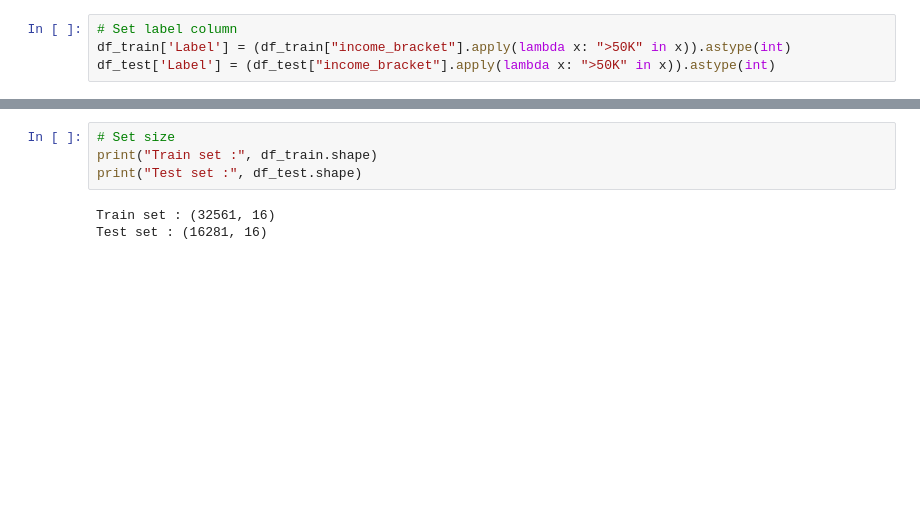
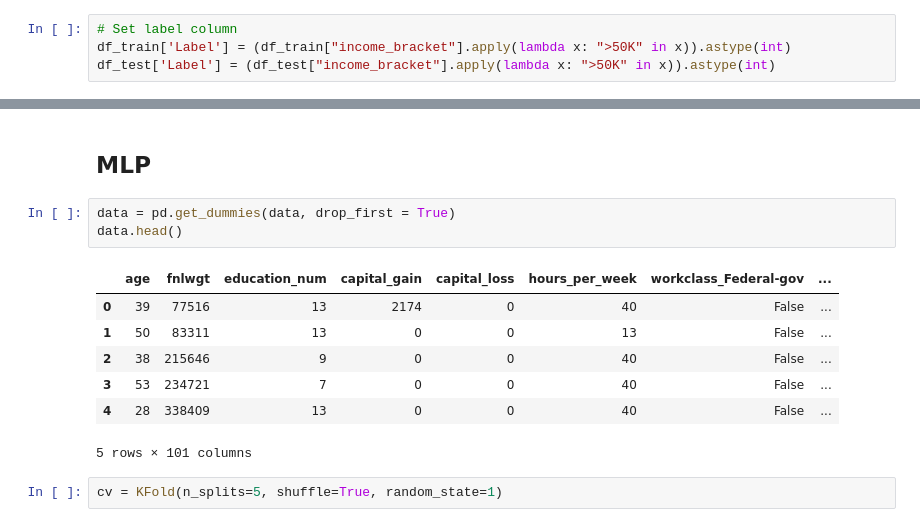
Before and after one commit to Oriiiane/SDI_DA, a Jupyter notebook: DA_notebook.ipynb, the cells around one changed output, grey strips where cells are left out. Cells and saved outputs as stored; diff of their text form; blank space fills up the shorter version.

```diff
--- a/DA_notebook.ipynb
+++ b/DA_notebook.ipynb
@@ -137,7 +160,15 @@ df_test.dropna(how="any", axis = 0)
-# %%
-# Set size
-print("Train set :", df_train.shape)
-print("Test set :", df_test.shape)
-# %% [output]
-Train set : (32561, 16)
-Test set : (16281, 16)
+# %% [markdown]
+## MLP
+# %%
+data = pd.get_dummies(data, drop_first = True)
+data.head()
+# %% [output]
+|  | age | fnlwgt | education_num | capital_gain | capital_loss | hours_per_week | workclass_Federal-gov | ... |
+| 0 | 39 | 77516 | 13 | 2174 | 0 | 40 | False | ... |
+| 1 | 50 | 83311 | 13 | 0 | 0 | 13 | False | ... |
+| 2 | 38 | 215646 | 9 | 0 | 0 | 40 | False | ... |
+| 3 | 53 | 234721 | 7 | 0 | 0 | 40 | False | ... |
+| 4 | 28 | 338409 | 13 | 0 | 0 | 40 | False | ... |
+5 rows × 101 columns
+# %%
+cv = KFold(n_splits=5, shuffle=True, random_state=1)
```
Also changed, not shown: parts of 15 cells of this notebook.
